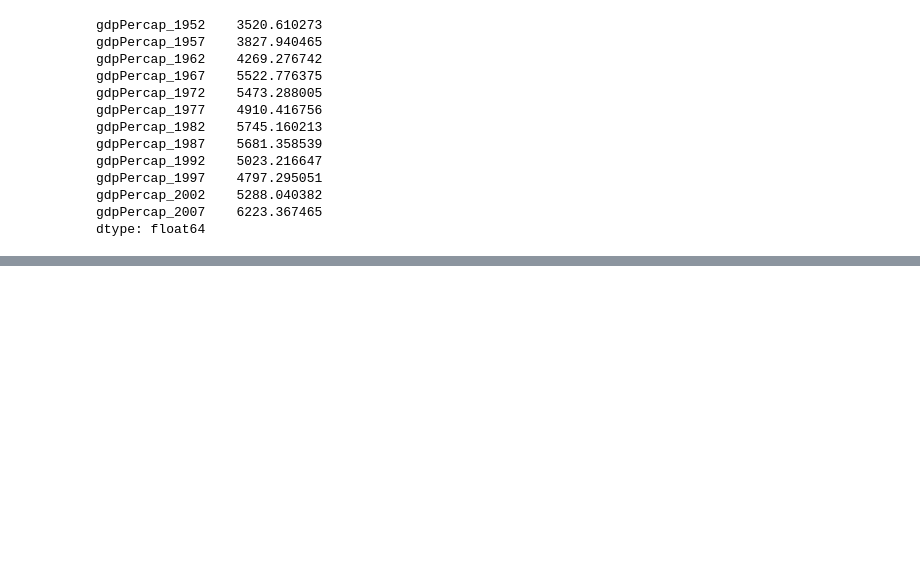
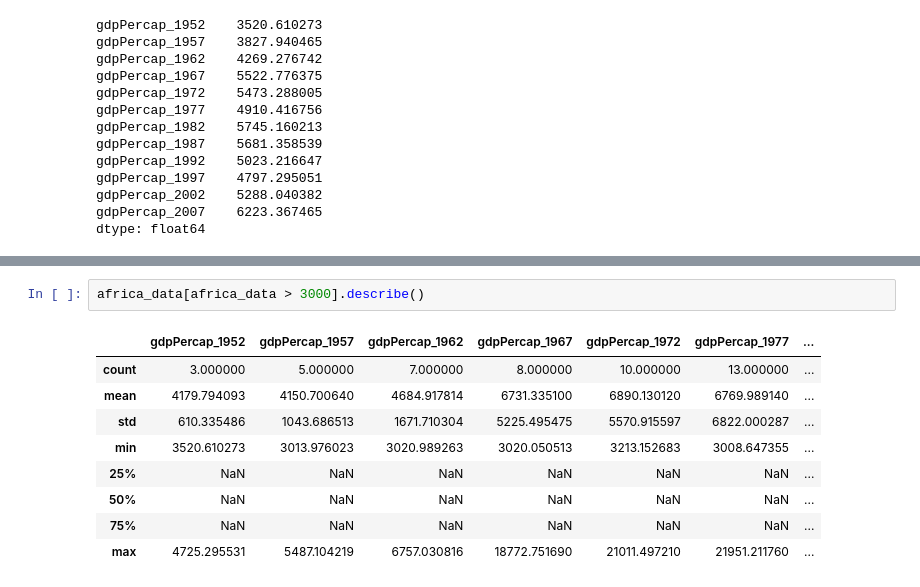
Before and after one commit to pvanheus/2016-10-05-riverclub-python, a Jupyter notebook: Session3.ipynb, the cells around one changed output, grey strips where cells are left out. Drawn from its saved outputs; the diff is of its cells as text; blank space fills up the shorter version.

```diff
--- a/Session3.ipynb
+++ b/Session3.ipynb
@@ -281,0 +317,12 @@ africa_data > 3000
+# %%
+africa_data[africa_data > 3000].describe()
+# %% [output]
+|  | gdpPercap_1952 | gdpPercap_1957 | gdpPercap_1962 | gdpPercap_1967 | gdpPercap_1972 | gdpPercap_1977 | ... |
+| count | 3.000000 | 5.000000 | 7.000000 | 8.000000 | 10.000000 | 13.000000 | ... |
+| mean | 4179.794093 | 4150.700640 | 4684.917814 | 6731.335100 | 6890.130120 | 6769.989140 | ... |
+| std | 610.335486 | 1043.686513 | 1671.710304 | 5225.495475 | 5570.915597 | 6822.000287 | ... |
+| min | 3520.610273 | 3013.976023 | 3020.989263 | 3020.050513 | 3213.152683 | 3008.647355 | ... |
+| 25% | NaN | NaN | NaN | NaN | NaN | NaN | ... |
+| 50% | NaN | NaN | NaN | NaN | NaN | NaN | ... |
+| 75% | NaN | NaN | NaN | NaN | NaN | NaN | ... |
+| max | 4725.295531 | 5487.104219 | 6757.030816 | 18772.751690 | 21011.497210 | 21951.211760 | ... |
```
Also changed, not shown: parts of 5 cells of this notebook.
